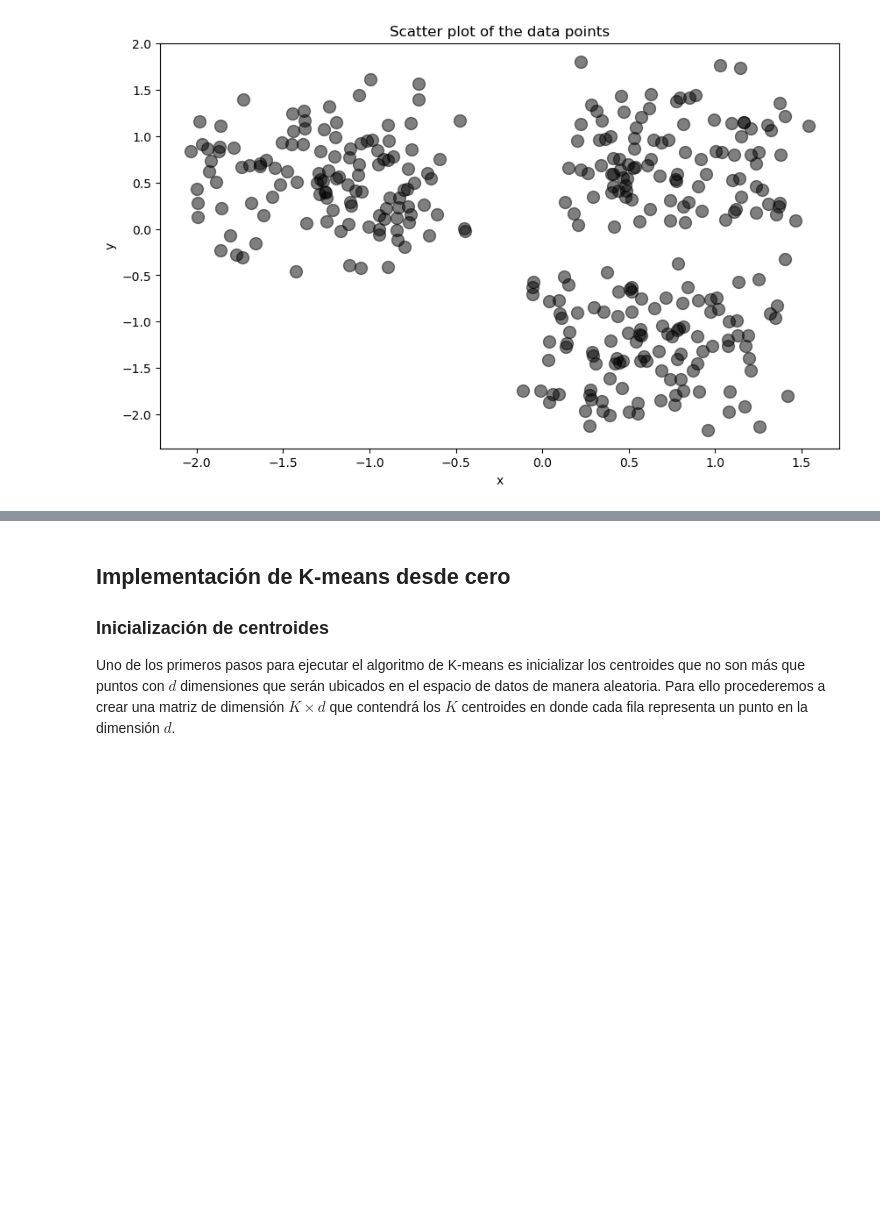
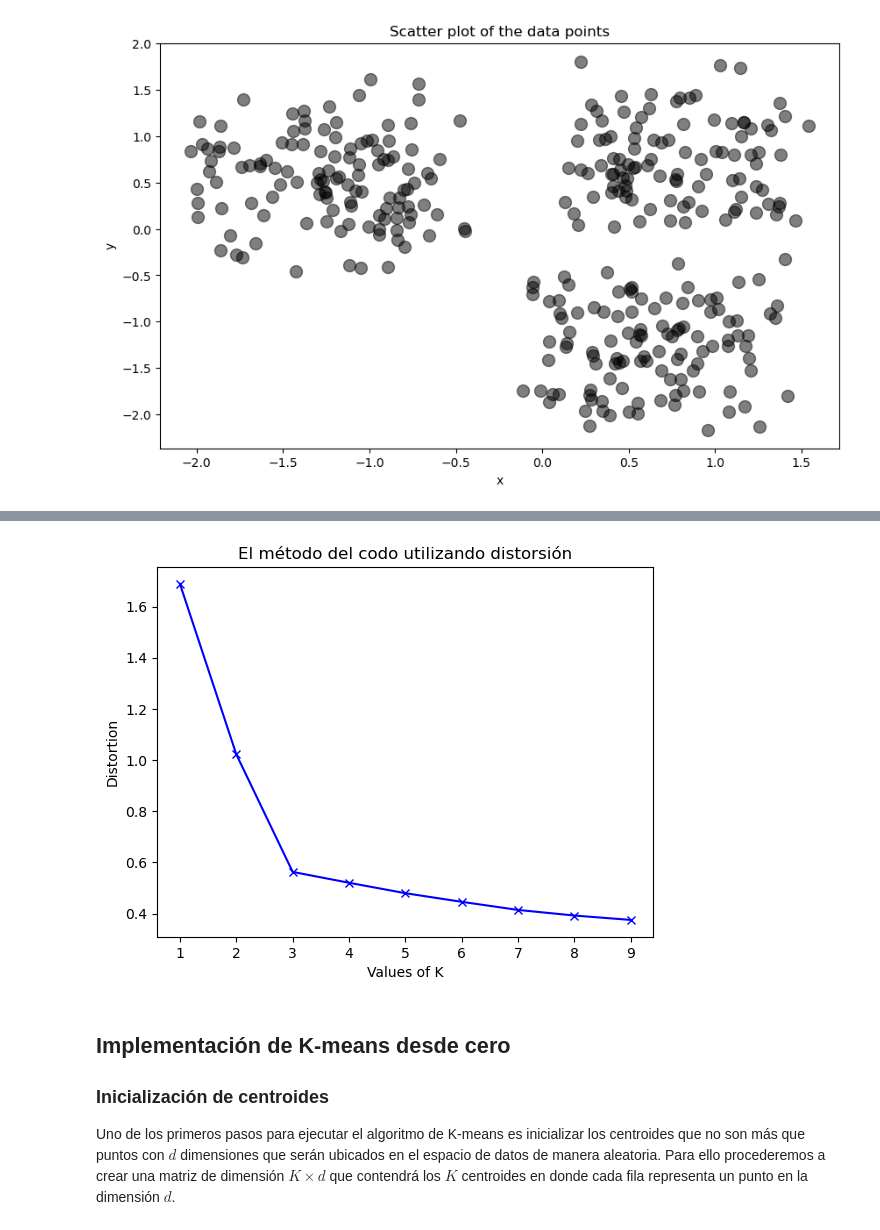
Before and after one commit to MonicaCabanas23/artificial-intelligence-course, a Jupyter notebook: Tareas/k-means-homework/Clustering_Homework.ipynb, the cells around one changed output, grey strips where cells are left out. Drawn from its saved outputs; the diff is of its cells as text; code cells hidden in the pictures; blank space fills up the shorter version.

```diff
--- a/Tareas/k-means-homework/Clustering_Homework.ipynb
+++ b/Tareas/k-means-homework/Clustering_Homework.ipynb
@@ -71,3 +79,30 @@ plot_data(standarized_df)
+# %%
+# Code retrieved from https://www.geeksforgeeks.org/elbow-method-for-optimal-value-of-k-in-kmeans/
+distortions = []
+inertias = []
+mapping1 = {}
+mapping2 = {}
+K = range(1, 10)
+
+for k in K:
+    # Building and fitting the model
+    kmeanModel = KMeans(n_clusters=k, n_init='auto').fit(standarized_data)
+
+    distortions.append(sum(np.min(cdist(standarized_data, kmeanModel.cluster_centers_,
+                                        'euclidean'), axis=1)) / standarized_data.shape[0])
+    inertias.append(kmeanModel.inertia_)
+
+    mapping1[k] = sum(np.min(cdist(standarized_data, kmeanModel.cluster_centers_,
+                                   'euclidean'), axis=1)) / standarized_data.shape[0]
+    mapping2[k] = kmeanModel.inertia_
+# %%
+plt.plot(K, distortions, 'bx-')
+plt.xlabel('Values of K')
+plt.ylabel('Distortion')
+plt.title('El método del codo utilizando distorsión')
+plt.show()
+# %% [output]
+[figure, added]
 # %% [markdown]
 ## Implementación de K-means desde cero
 
```
Also changed, not shown: parts of 19 cells of this notebook.
